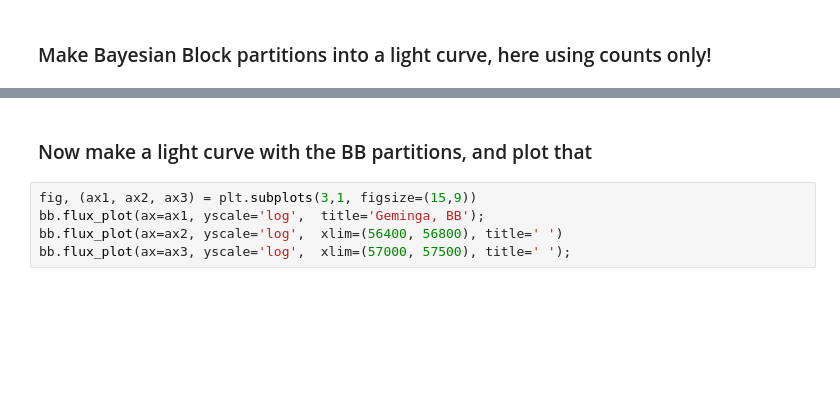
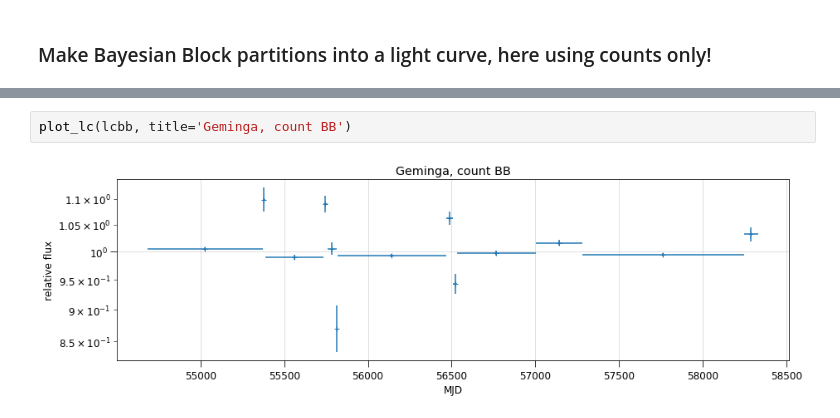
Before and after one commit to tburnett/lat-timing, a Jupyter notebook: notebooks/code development/BB with Geminga.ipynb, the cells around one changed output, grey strips where cells are left out. Drawn from its saved outputs; the diff is of its cells as text; blank space fills up the shorter version.

```diff
--- a/notebooks/code development/BB with Geminga.ipynb
+++ b/notebooks/code development/BB with Geminga.ipynb
@@ -28,7 +46,4 @@ lcp.flux_plot(ax=ax3, yscale='log', xlim=(57000, 57500), title=' ');
-# %% [markdown]
-### Now make a light curve with the BB partitions, and plot that
-# %%
-fig, (ax1, ax2, ax3) = plt.subplots(3,1, figsize=(15,9))
-bb.flux_plot(ax=ax1, yscale='log',  title='Geminga, BB');
-bb.flux_plot(ax=ax2, yscale='log',  xlim=(56400, 56800), title=' ')
-bb.flux_plot(ax=ax3, yscale='log',  xlim=(57000, 57500), title=' ');
+# %%
+plot_lc(lcbb, title='Geminga, count BB')
+# %% [output]
+[figure, added]
```
Also changed, not shown: parts of 5 cells of this notebook, 3 other files.
